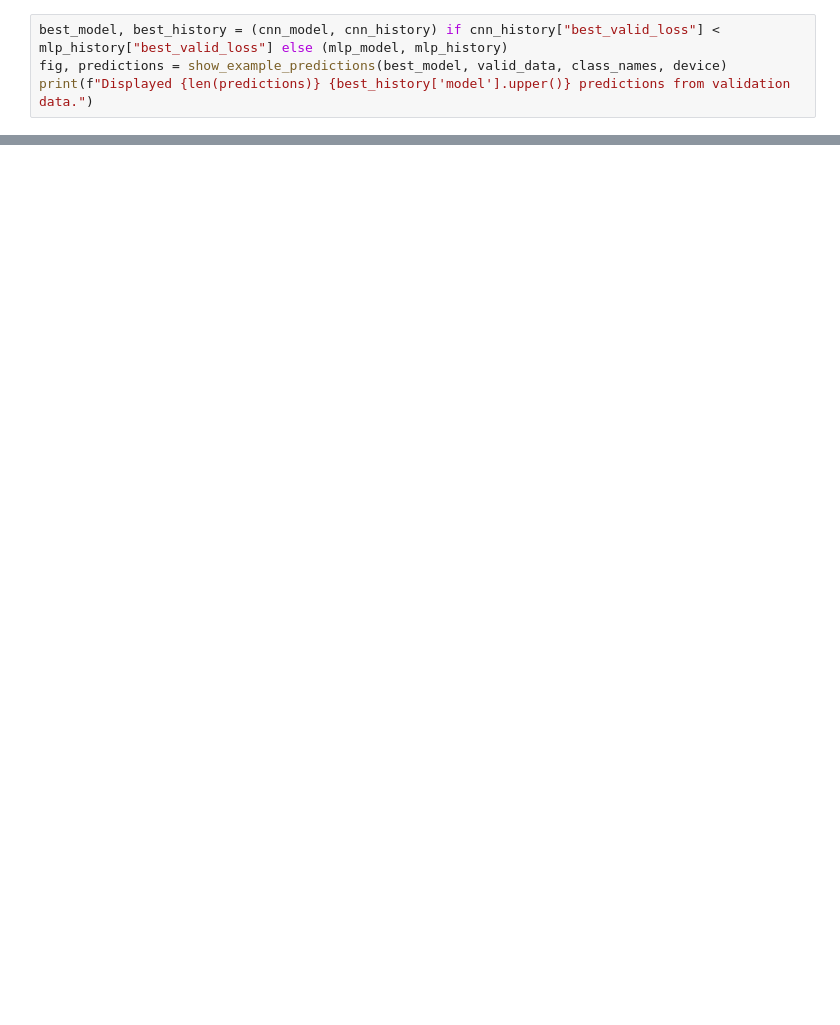
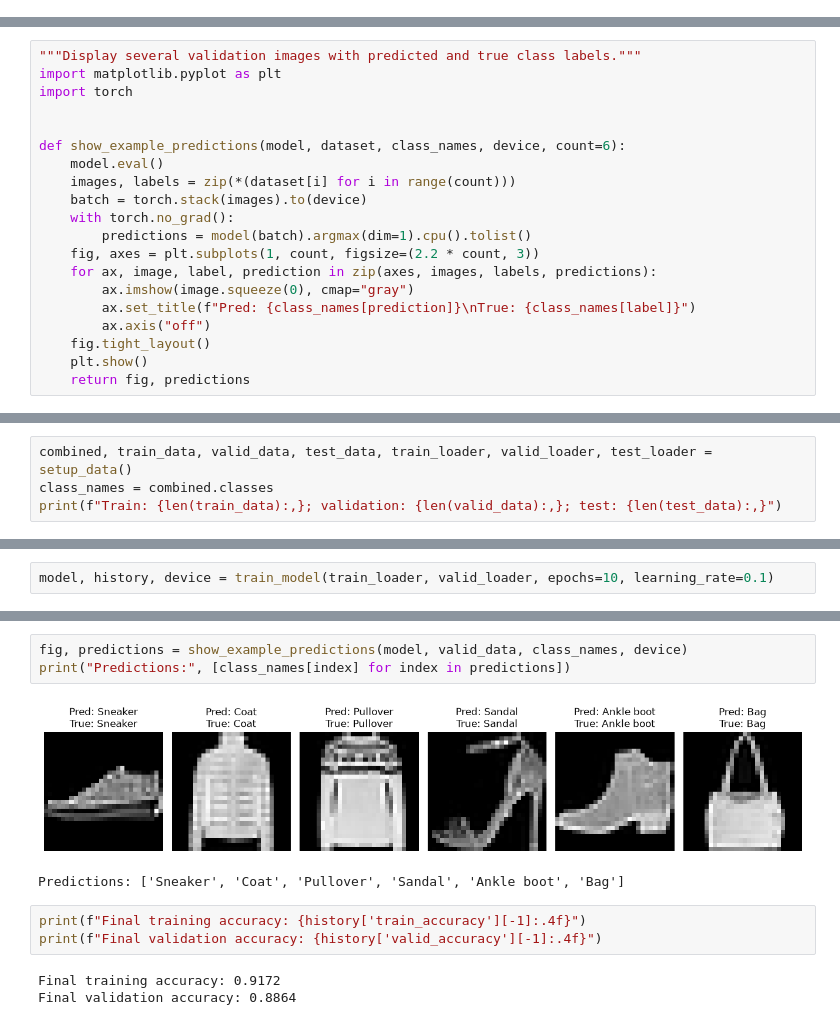
Before and after one commit to susanasfox/e89_HW03, a Jupyter notebook: e89_Fox_Susana_HW03_Prob5.ipynb, the cells around one changed output, grey strips where cells are left out. Cells and saved outputs as stored; diff of their text form; blank space fills up the shorter version.

Commit message:
Revert "Refine Problem 5 training and compare CNN"
This reverts commit e7516d5dca0624d807fe063e64e898510c593f36.

```diff
--- a/e89_Fox_Susana_HW03_Prob5.ipynb
+++ b/e89_Fox_Susana_HW03_Prob5.ipynb
@@ -327,4 +0,0 @@ Show a fixed random selection of validation examples from the better validation-
-# %%
-best_model, best_history = (cnn_model, cnn_history) if cnn_history["best_valid_loss"] < mlp_history["best_valid_loss"] else (mlp_model, mlp_history)
-fig, predictions = show_example_predictions(best_model, valid_data, class_names, device)
-print(f"Displayed {len(predictions)} {best_history['model'].upper()} predictions from validation data.")
@@ -337,0 +142,20 @@ The reference MLP remains the assignment baseline. The CNN is a validation-based
+# %%
+"""Display several validation images with predicted and true class labels."""
+import matplotlib.pyplot as plt
+import torch
+
+
+def show_example_predictions(model, dataset, class_names, device, count=6):
+    model.eval()
+    images, labels = zip(*(dataset[i] for i in range(count)))
+    batch = torch.stack(images).to(device)
+    with torch.no_grad():
+        predictions = model(batch).argmax(dim=1).cpu().tolist()
+    fig, axes = plt.subplots(1, count, figsize=(2.2 * count, 3))
+    for ax, image, label, prediction in zip(axes, images, labels, predictions):
+        ax.imshow(image.squeeze(0), cmap="gray")
+        ax.set_title(f"Pred: {class_names[prediction]}\nTrue: {class_names[label]}")
+        ax.axis("off")
+    fig.tight_layout()
+    plt.show()
+    return fig, predictions
@@ -337,0 +166,4 @@ The reference MLP remains the assignment baseline. The CNN is a validation-based
+# %%
+combined, train_data, valid_data, test_data, train_loader, valid_loader, test_loader = setup_data()
+class_names = combined.classes
+print(f"Train: {len(train_data):,}; validation: {len(valid_data):,}; test: {len(test_data):,}")
@@ -337,0 +172,2 @@ The reference MLP remains the assignment baseline. The CNN is a validation-based
+# %%
+model, history, device = train_model(train_loader, valid_loader, epochs=10, learning_rate=0.1)
@@ -337,0 +190,12 @@ The reference MLP remains the assignment baseline. The CNN is a validation-based
+# %%
+fig, predictions = show_example_predictions(model, valid_data, class_names, device)
+print("Predictions:", [class_names[index] for index in predictions])
+# %% [output]
+[figure, added]
+Predictions: ['Sneaker', 'Coat', 'Pullover', 'Sandal', 'Ankle boot', 'Bag']
+# %%
+print(f"Final training accuracy: {history['train_accuracy'][-1]:.4f}")
+print(f"Final validation accuracy: {history['valid_accuracy'][-1]:.4f}")
+# %% [output]
+Final training accuracy: 0.9172
+Final validation accuracy: 0.8864
```
Also changed, not shown: parts of 40 cells of this notebook, 11 other files.
